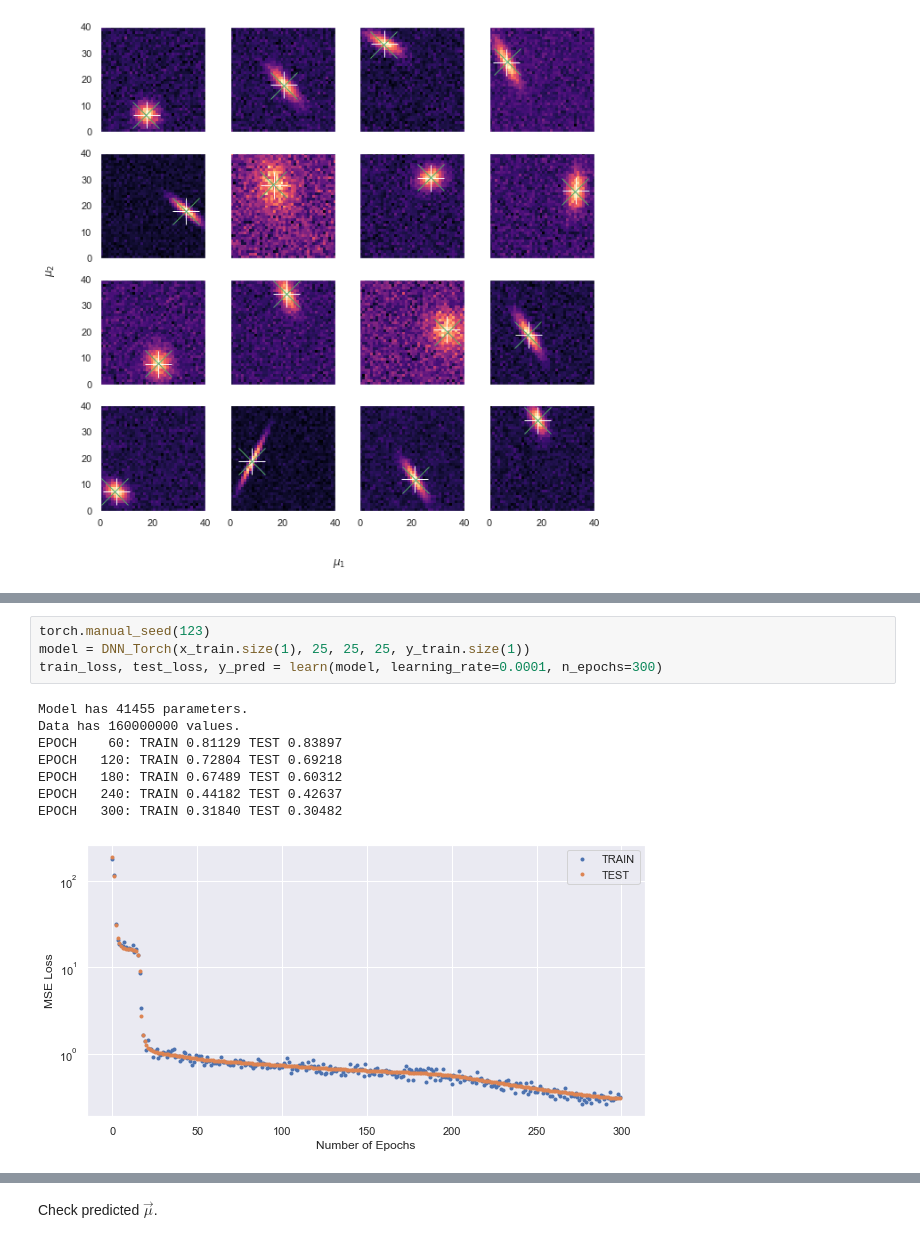
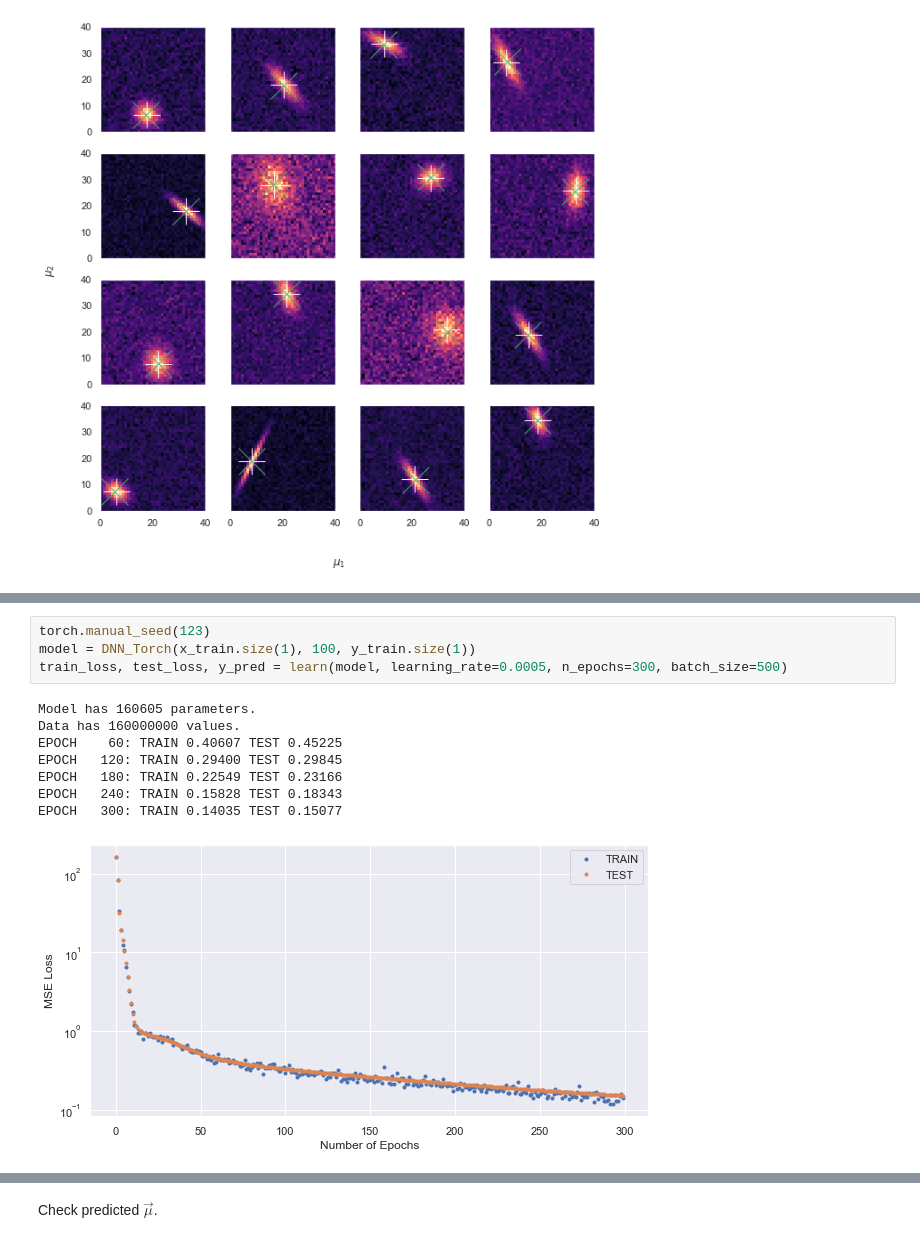
Before and after one commit to andyyPark/DESI-GMMModel, a Jupyter notebook: GMM.ipynb, the cells around one changed output, grey strips where cells are left out. Drawn from its saved outputs; the diff is of its cells as text.

```diff
--- a/GMM.ipynb
+++ b/GMM.ipynb
@@ -351,13 +369,13 @@ EPOCH   200: TRAIN 0.07786 TEST 0.10408
 # %%
 torch.manual_seed(123)
-model = DNN_Torch(x_train.size(1), 25, 25, 25, y_train.size(1))
-train_loss, test_loss, y_pred = learn(model, learning_rate=0.0001, n_epochs=300)
+model = DNN_Torch(x_train.size(1), 100, y_train.size(1))
+train_loss, test_loss, y_pred = learn(model, learning_rate=0.0005, n_epochs=300, batch_size=500)
 # %% [output]
-Model has 41455 parameters.
+Model has 160605 parameters.
 Data has 160000000 values.
-EPOCH    60: TRAIN 0.81129 TEST 0.83897
-EPOCH   120: TRAIN 0.72804 TEST 0.69218
-EPOCH   180: TRAIN 0.67489 TEST 0.60312
-EPOCH   240: TRAIN 0.44182 TEST 0.42637
-EPOCH   300: TRAIN 0.31840 TEST 0.30482
+EPOCH    60: TRAIN 0.40607 TEST 0.45225
+EPOCH   120: TRAIN 0.29400 TEST 0.29845
+EPOCH   180: TRAIN 0.22549 TEST 0.23166
+EPOCH   240: TRAIN 0.15828 TEST 0.18343
+EPOCH   300: TRAIN 0.14035 TEST 0.15077
-[figure, old version]
+[figure, new version]
```
Also changed, not shown: parts of 9 cells of this notebook.
